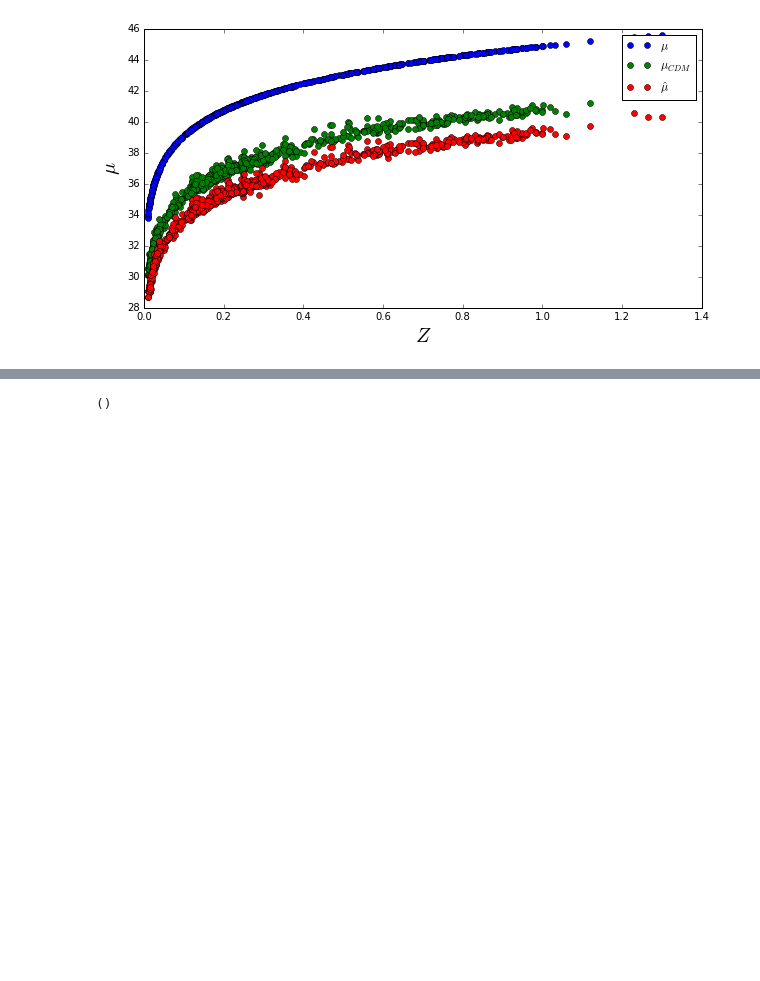
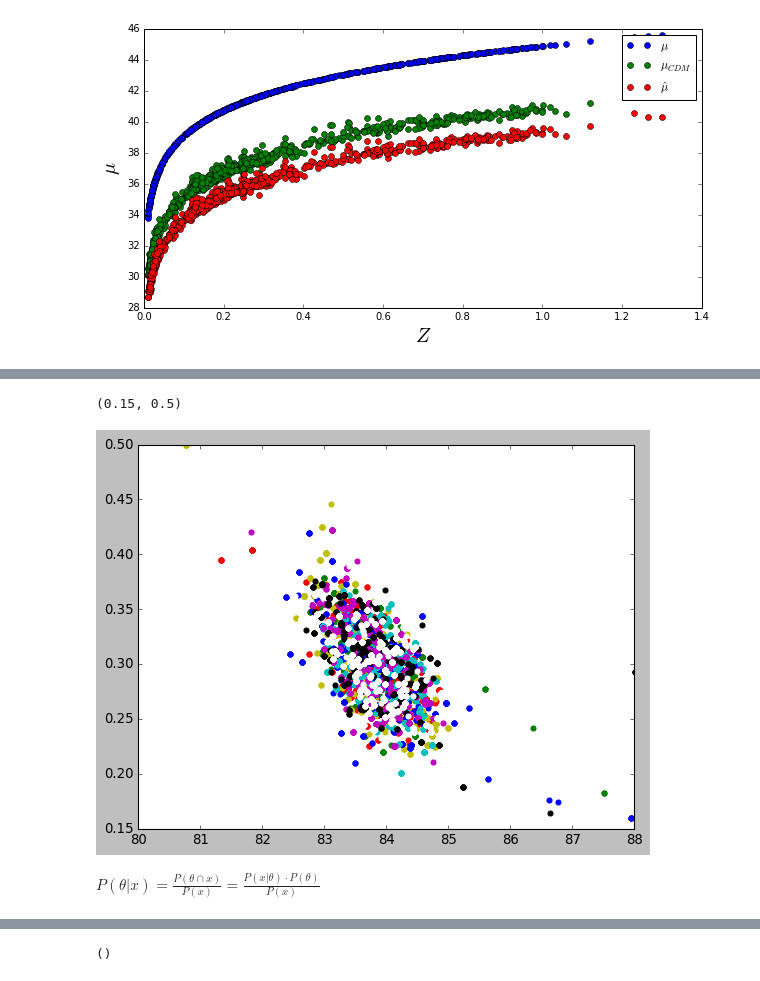
Before and after one commit to CosmoStats/projectofinal1-2018-all, a Jupyter notebook: f_project.ipynb, the cells around one changed output, grey strips where cells are left out. Saved outputs shown, nothing was run; the diff lists cells and outputs as text; code cells hidden in the pictures; blank space fills up the shorter version.

```diff
--- a/f_project.ipynb
+++ b/f_project.ipynb
@@ -6,13 +6,14 @@ import matplotlib.pylab as plt
 import scipy.stats as st
 import math
 import random
+import scipy.optimize as op
 from scipy.optimize import fmin
 import seaborn as sb
 from cycler import cycler
-plt.style.use('classic')
-#%matplotlib inline
+import emcee
+import corner
 
-# Choose the "true" parameters.
+
 alpha_true = 0.141
 om_true = 0.294
 beta_true = 3.101
@@ -188,3 +243,19 @@ for j in range(Ncadenas):
+# %%
+plt.scatter(x1, y1, color = 'g')
+plt.scatter(x2, y2, color = 'r')
+plt.scatter(x3, y3, color = 'y')
+plt.scatter(x4, y4, color = 'b')
+plt.scatter(x5, y5, color = 'c')
+plt.scatter(x6, y6, color = 'm')
+plt.scatter(x7, y7, color = 'k')
+plt.scatter(x8, y8, color = 'w')
+plt.xlim(80, 88)
+plt.ylim(0.15, 0.5)
+# %% [output]
+(0.15, 0.5)
+[figure, added]
+# %% [markdown]
+$P(\theta|x)=\frac{P(\theta \cap x)}{P(x)}=\frac{P(x|\theta)· P(\theta)}{P(x)}$
 # %%
 def lnprior(theta):
     H,omg,lnf=theta
```
Also changed, not shown: parts of 27 cells of this notebook, 2 other files.
